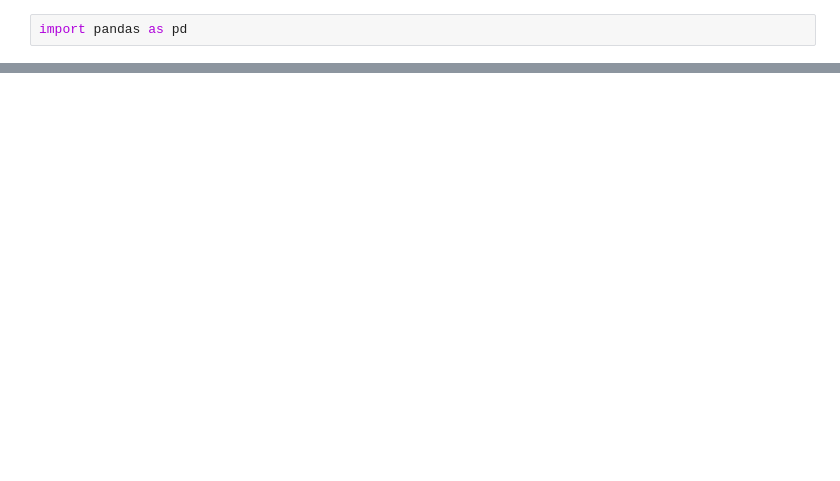
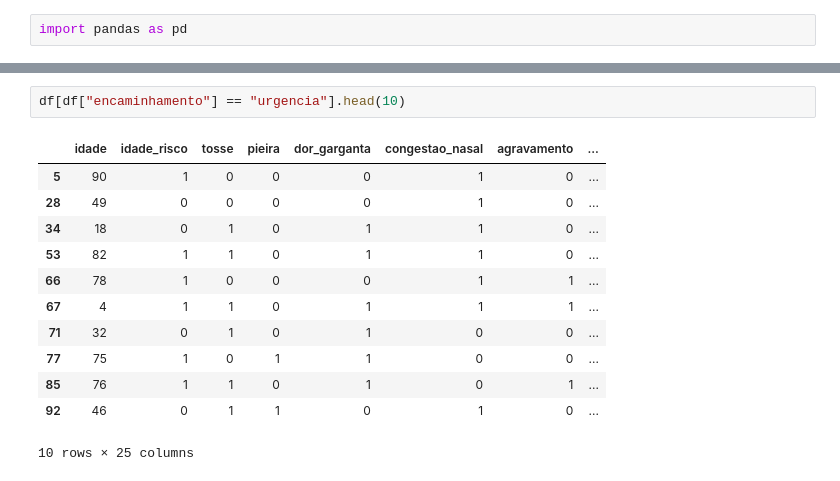
Before and after one commit to taveira11/SISD, a Jupyter notebook: modelagem.ipynb, the cells around one changed output, grey strips where cells are left out. Saved outputs shown, nothing was run; the diff lists cells and outputs as text; blank space fills up the shorter version.

```diff
--- a/modelagem.ipynb
+++ b/modelagem.ipynb
@@ -13,0 +106,15 @@ df.head()
+# %%
+df[df["encaminhamento"] == "urgencia"].head(10)
+# %% [output]
+|  | idade | idade_risco | tosse | pieira | dor_garganta | congestao_nasal | agravamento | ... |
+| 5 | 90 | 1 | 0 | 0 | 0 | 1 | 0 | ... |
+| 28 | 49 | 0 | 0 | 0 | 0 | 1 | 0 | ... |
+| 34 | 18 | 0 | 1 | 0 | 1 | 1 | 0 | ... |
+| 53 | 82 | 1 | 1 | 0 | 1 | 1 | 0 | ... |
+| 66 | 78 | 1 | 0 | 0 | 0 | 1 | 1 | ... |
+| 67 | 4 | 1 | 1 | 0 | 1 | 1 | 1 | ... |
+| 71 | 32 | 0 | 1 | 0 | 1 | 0 | 0 | ... |
+| 77 | 75 | 1 | 0 | 1 | 1 | 0 | 0 | ... |
+| 85 | 76 | 1 | 1 | 0 | 1 | 0 | 1 | ... |
+| 92 | 46 | 0 | 1 | 1 | 0 | 1 | 0 | ... |
+10 rows × 25 columns
```
Also changed, not shown: parts of 11 cells of this notebook, 3 other files.
